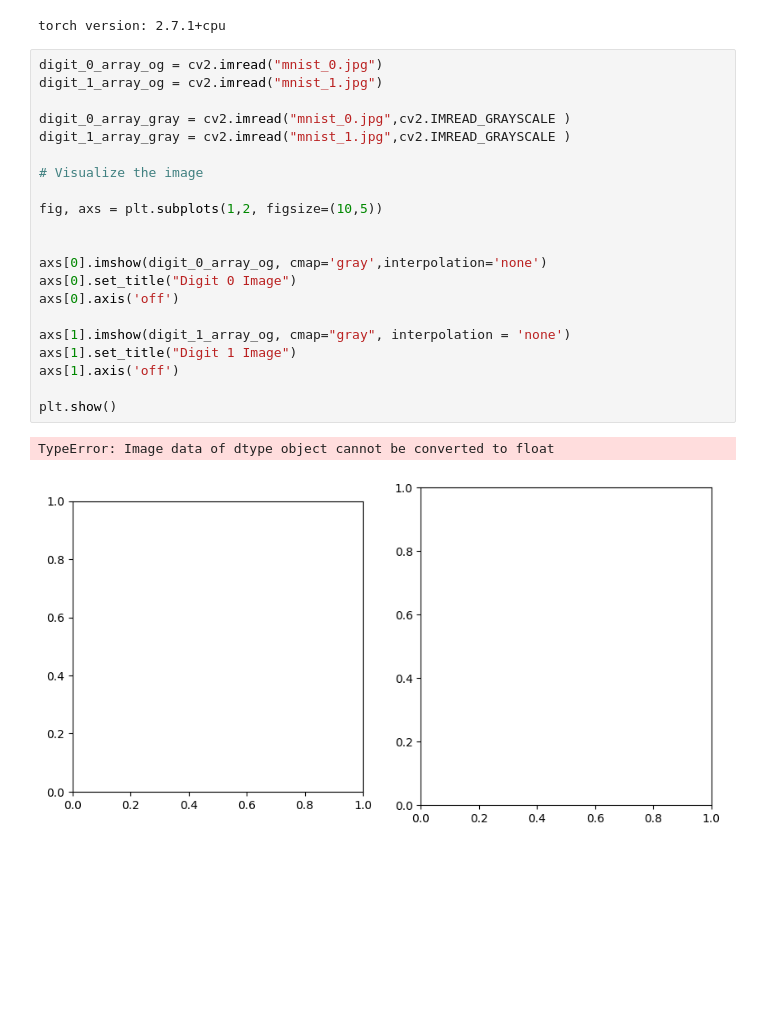
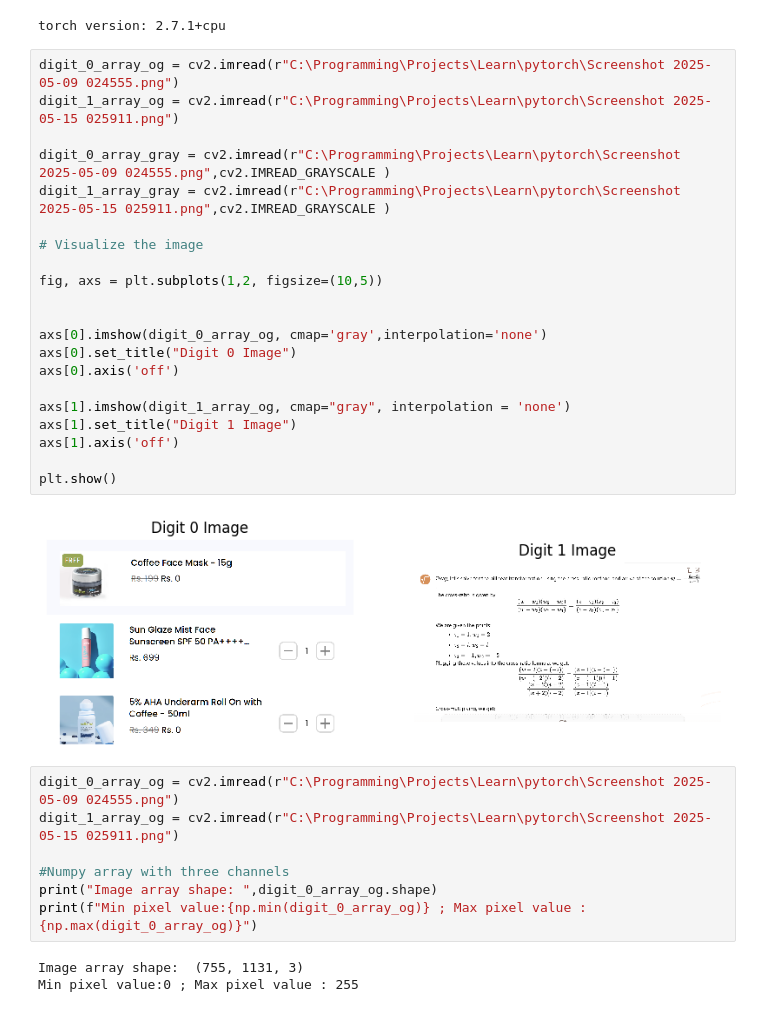
Before and after one commit to jboiie/PyTorchLabs, a Jupyter notebook: tensor.ipynb, the cells around one changed output. Drawn from its saved outputs; the diff is of its cells as text; blank space fills up the shorter version.

Commit message:
learned how to work with a tensor

```diff
--- a/tensor.ipynb
+++ b/tensor.ipynb
@@ -8,26 +8,35 @@ print("torch version: {}".format(torch.__version__))
 # %% [output]
 torch version: 2.7.1+cpu
 # %%
-digit_0_array_og = cv2.imread("mnist_0.jpg")
-digit_1_array_og = cv2.imread("mnist_1.jpg")
+digit_0_array_og = cv2.imread(r"C:\Programming\Projects\Learn\pytorch\Screenshot 2025-05-09 024555.png")
+digit_1_array_og = cv2.imread(r"C:\Programming\Projects\Learn\pytorch\Screenshot 2025-05-15 025911.png")
 
-digit_0_array_gray = cv2.imread("mnist_0.jpg",cv2.IMREAD_GRAYSCALE )
-digit_1_array_gray = cv2.imread("mnist_1.jpg",cv2.IMREAD_GRAYSCALE )
+digit_0_array_gray = cv2.imread(r"C:\Programming\Projects\Learn\pytorch\Screenshot 2025-05-09 024555.png",cv2.IMREAD_GRAYSCALE )
+digit_1_array_gray = cv2.imread(r"C:\Programming\Projects\Learn\pytorch\Screenshot 2025-05-15 025911.png",cv2.IMREAD_GRAYSCALE )
 
 # Visualize the image
 
 fig, axs = plt.subplots(1,2, figsize=(10,5))
 
 
 axs[0].imshow(digit_0_array_og, cmap='gray',interpolation='none')
 axs[0].set_title("Digit 0 Image")
 axs[0].axis('off')
 
 axs[1].imshow(digit_1_array_og, cmap="gray", interpolation = 'none')
 axs[1].set_title("Digit 1 Image")
 axs[1].axis('off')
 
 plt.show()
 # %% [output]
-TypeError: Image data of dtype object cannot be converted to float
-[figure, old version]
+[figure, new version]
+# %%
+digit_0_array_og = cv2.imread(r"C:\Programming\Projects\Learn\pytorch\Screenshot 2025-05-09 024555.png")
+digit_1_array_og = cv2.imread(r"C:\Programming\Projects\Learn\pytorch\Screenshot 2025-05-15 025911.png")
+
+#Numpy array with three channels
+print("Image array shape: ",digit_0_array_og.shape)
+print(f"Min pixel value:{np.min(digit_0_array_og)} ; Max pixel value : {np.max(digit_0_array_og)}")
+# %% [output]
+Image array shape:  (755, 1131, 3)
+Min pixel value:0 ; Max pixel value : 255
```
Also changed, not shown: parts of 5 cells of this notebook, 1 other file.
